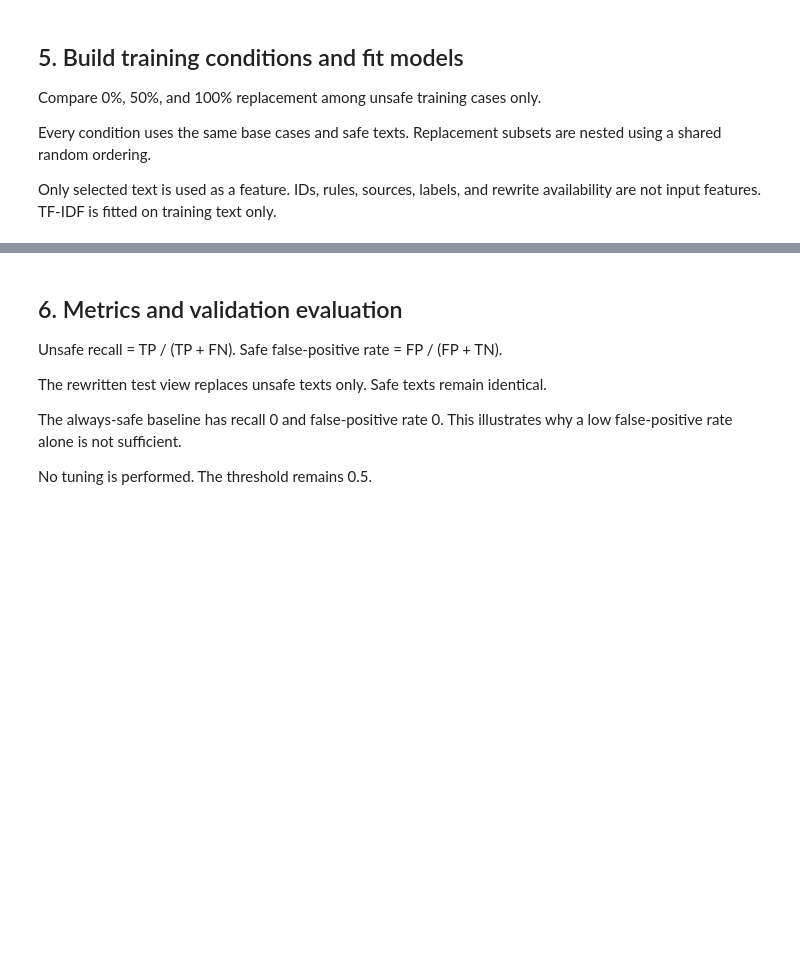
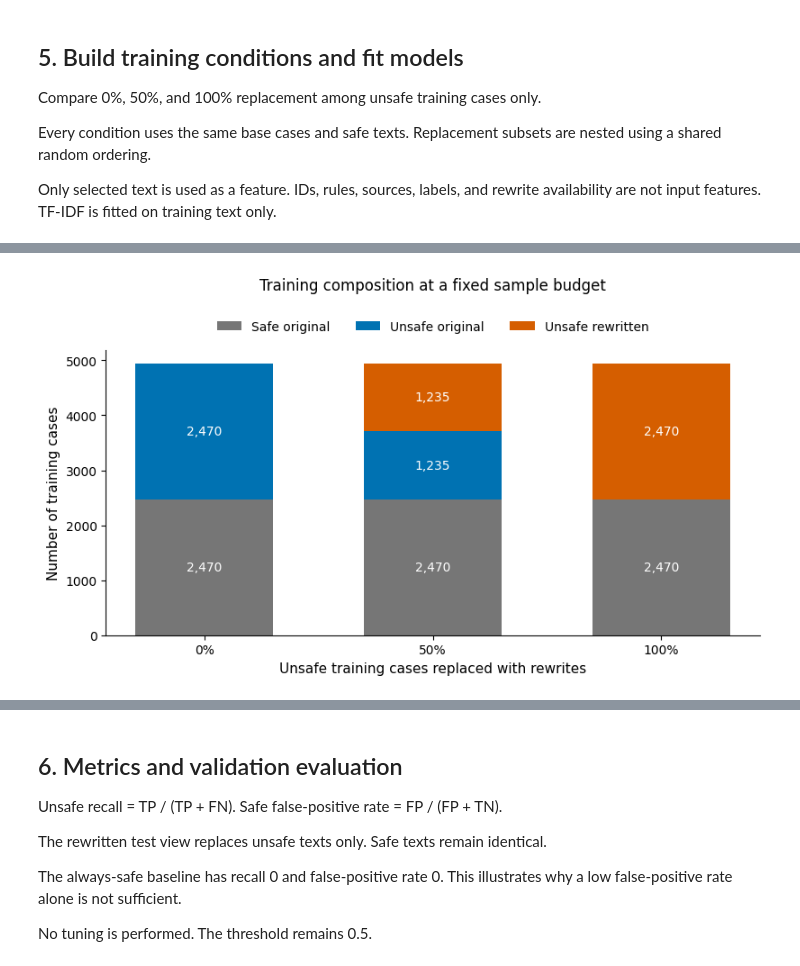
Before and after one commit to STATS201-Autumn2026/Qingyue-PS1-polyguard-finance, a Jupyter notebook: PolyGuard_Finance_Original_and_Rewritten_Training_Text_Qingyue.ipynb, the cells around one changed output, grey strips where cells are left out. Cells and saved outputs as stored; diff of their text form; code cells hidden in the pictures; blank space fills up the shorter version.

```diff
--- a/PolyGuard_Finance_Original_and_Rewritten_Training_Text_Qingyue.ipynb
+++ b/PolyGuard_Finance_Original_and_Rewritten_Training_Text_Qingyue.ipynb
@@ -307,0 +404,88 @@ display(conditions)
+# %%
+with plt.rc_context({
+    "font.family": "DejaVu Sans",
+    "font.size": 11,
+    "axes.titlesize": 12,
+    "axes.labelsize": 11,
+    "xtick.labelsize": 10,
+    "ytick.labelsize": 10,
+    "legend.fontsize": 10,
+    "axes.spines.top": False,
+    "axes.spines.right": False,
+    "figure.facecolor": "white",
+    "savefig.facecolor": "white"
+}):
+    plot_data = conditions.sort_values("rewrite_ratio").copy()
+    x = np.arange(len(plot_data))
+
+    safe_counts = (
+        plot_data["training_cases"] - plot_data["unsafe_cases"]
+    )
+    original_unsafe = (
+        plot_data["unsafe_cases"] - plot_data["rewritten_unsafe"]
+    )
+    rewritten_unsafe = plot_data["rewritten_unsafe"]
+
+    fig1, ax = plt.subplots(
+        figsize=(8, 4.5),
+        constrained_layout=True
+    )
+    bottom = np.zeros(len(plot_data))
+
+    for values, label, color in [
+        (safe_counts, "Safe original", "#767676"),
+        (original_unsafe, "Unsafe original", "#0072B2"),
+        (rewritten_unsafe, "Unsafe rewritten", "#D55E00")
+    ]:
+        ax.bar(
+            x,
+            values,
+            bottom=bottom,
+            label=label,
+            color=color,
+            width=0.6
+        )
+
+        for position, value, base in zip(x, values, bottom):
+            if value > 0:
+                ax.text(
+                    position,
+                    base + value / 2,
+                    f"{value:,}",
+                    ha="center",
+                    va="center",
+                    color="white",
+                    fontsize=10
+                )
+
+        bottom += values.to_numpy()
+
+    ax.set_xticks(
+        x,
+        [f"{ratio:.0%}" for ratio in plot_data["rewrite_ratio"]]
+    )
+    ax.set(
+        xlabel="Unsafe training cases replaced with rewrites",
+        ylabel="Number of training cases",
+        ylim=(0, plot_data["training_cases"].max() * 1.05)
+    )
+
+    ax.legend(
+        loc="lower center",
+        bbox_to_anchor=(0.5, 1.02),
+        ncol=3,
+        frameon=False
+    )
+    ax.set_title(
+        "Training composition at a fixed sample budget",
+        pad=48
+    )
+
+    fig1.savefig(
+        RESULTS / "figure_1_training_composition.png",
+        dpi=300,
+        bbox_inches="tight"
+    )
+    plt.show()
+# %% [output]
+[figure, added]
```
Also changed, not shown: parts of 9 cells of this notebook, 10 other files.
